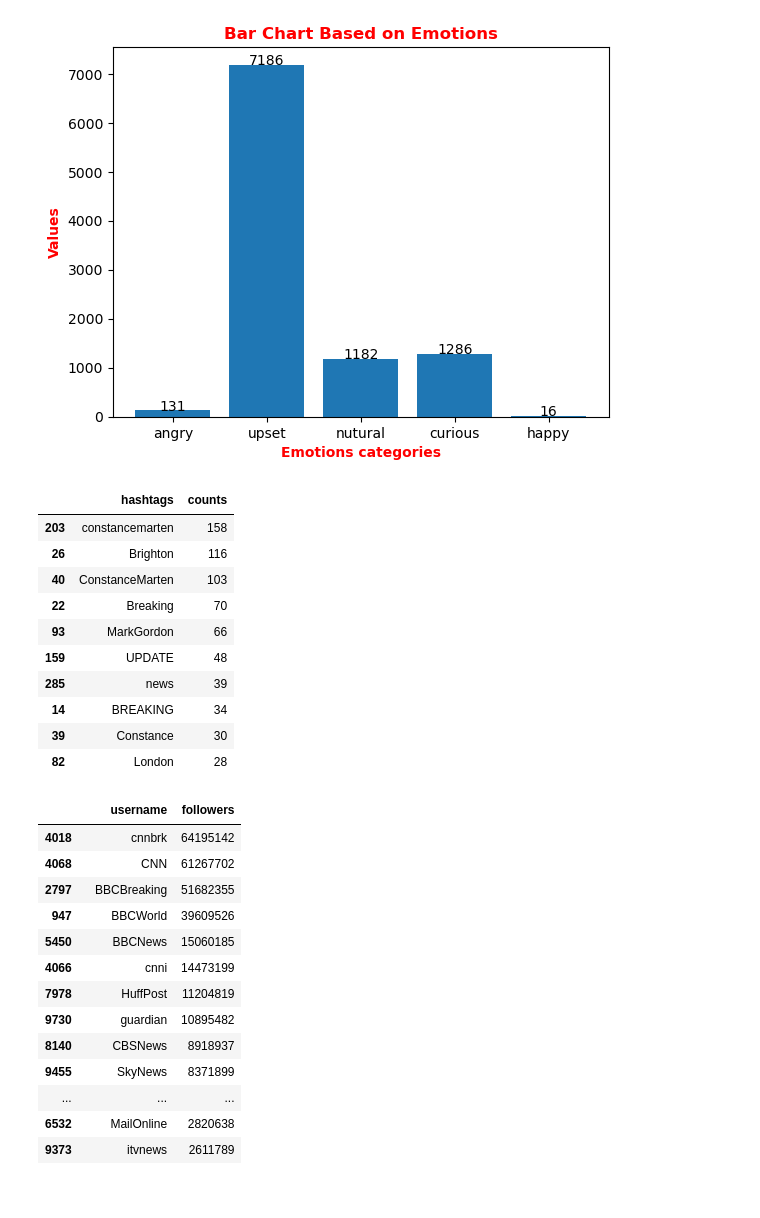
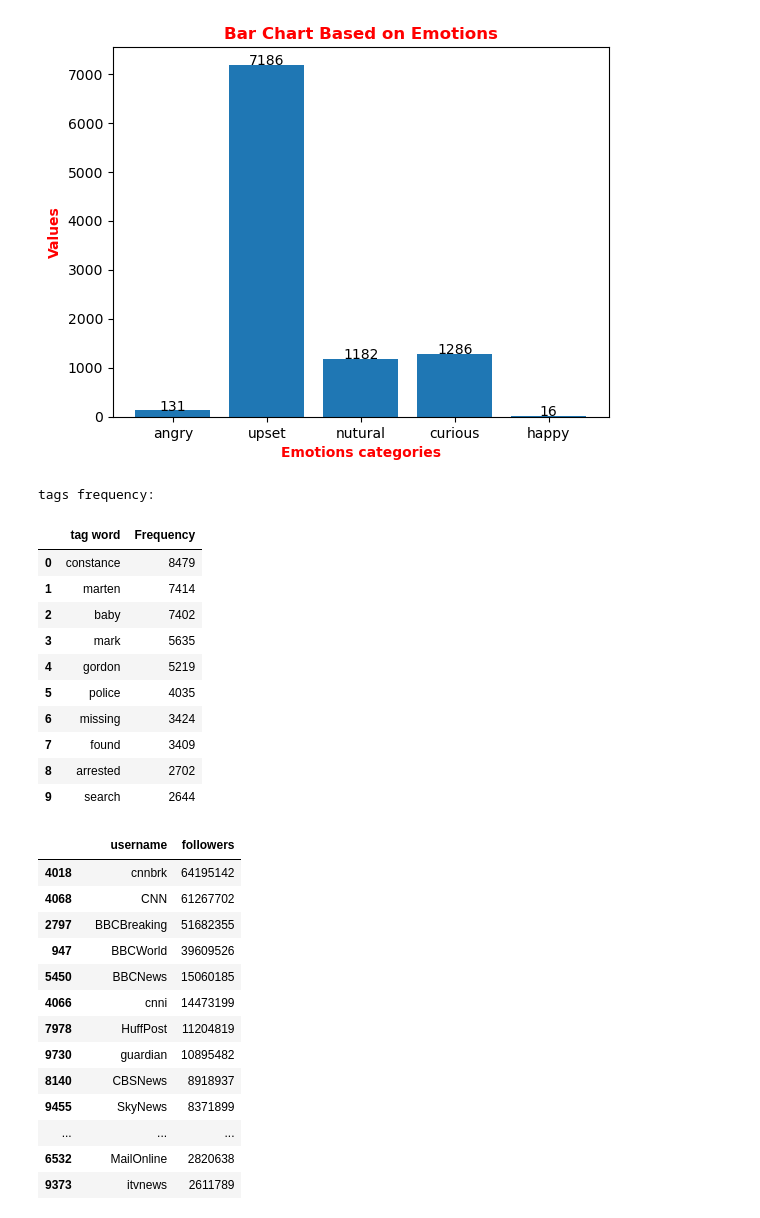
Before and after one commit to hosseinhimself/Missing-Baby, a Jupyter notebook: sentiment-Analysis.ipynb, the cells around one changed output. Cells and saved outputs as stored; diff of their text form; code cells hidden in the pictures.

Commit message:
Hashtag searches updated

```diff
--- a/sentiment-Analysis.ipynb
+++ b/sentiment-Analysis.ipynb
@@ -157,17 +147,58 @@ hashtags_table = pd.DataFrame(hashtag_dict).sort_values(by='counts', ascending=F
-# %%
-hashtags_table.head(10)
-# %% [output]
-|  | hashtags | counts |
-| 203 | constancemarten | 158 |
-| 26 | Brighton | 116 |
-| 40 | ConstanceMarten | 103 |
-| 22 | Breaking | 70 |
-| 93 | MarkGordon | 66 |
-| 159 | UPDATE | 48 |
-| 285 | news | 39 |
-| 14 | BREAKING | 34 |
-| 39 | Constance | 30 |
-| 82 | London | 28 |
+# %%
+STOP_WORDS = stopwords.words()
+
+# removing the emojies
+# https://www.kaggle.com/alankritamishra/covid-19-tweet-sentiment-analysis#Sentiment-analysis
+EMOJI_PATTERN = re.compile("["
+                           u"\U0001F600-\U0001F64F"  # emoticons
+                           u"\U0001F300-\U0001F5FF"  # symbols & pictographs
+                           u"\U0001F680-\U0001F6FF"  # transport & map symbols
+                           u"\U0001F1E0-\U0001F1FF"  # flags (iOS)
+                           u"\U00002702-\U000027B0"
+                           u"\U000024C2-\U0001F251"
+                           "]+", flags=re.UNICODE)
+
+
+def cleaning(text):
+    text = text.lower()
+    text = re.sub('https?://\S+|www\.\S+', '', text)
+    text = re.sub('<.*?>+', '', text)
+    text = re.sub('[%s]' % re.escape(string.punctuation), '', text)
+    text = re.sub('\n', '', text)
+    text = re.sub('[’“”…]', '', text)
+
+    text = EMOJI_PATTERN.sub(r'', text)
+
+    # removing the stop-words
+    text_tokens = word_tokenize(text)
+    tokens_without_sw = [
+        word for word in text_tokens if not word in STOP_WORDS]
+    filtered_sentence = (" ").join(tokens_without_sw)
+    text = filtered_sentence
+
+    return text
+
+max_rows = 1000
+
+dt = data['text'].apply(cleaning)
+
+word_count = Counter(" ".join(dt).split()).most_common(10)
+word_frequency = pd.DataFrame(word_count, columns = ['tag word', 'Frequency'])
+print('tags frequency:')
+word_frequency
+# %% [output]
+tags frequency:
+|  | tag word | Frequency |
+| 0 | constance | 8479 |
+| 1 | marten | 7414 |
+| 2 | baby | 7402 |
+| 3 | mark | 5635 |
+| 4 | gordon | 5219 |
+| 5 | police | 4035 |
+| 6 | missing | 3424 |
+| 7 | found | 3409 |
+| 8 | arrested | 2702 |
+| 9 | search | 2644 |
 # %%
 data.sort_values(by='followers', ascending=False)[['username', 'followers']].drop_duplicates(subset='username').head(20)
 # %% [output]
```
Also changed, not shown: parts of 6 cells of this notebook.
